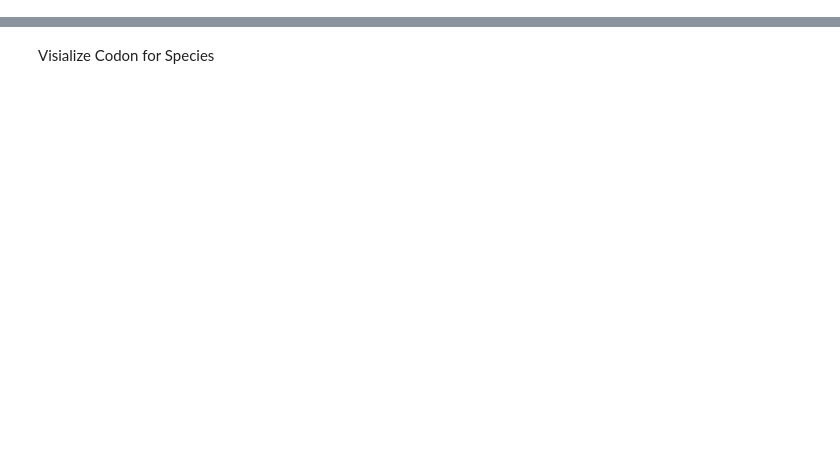
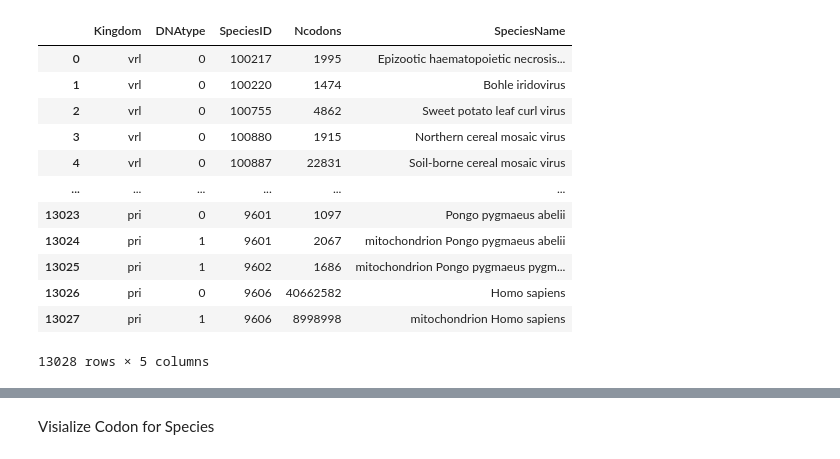
Before and after one commit to oliverweissl/KD_Project, a Jupyter notebook: main.ipynb, the cells around one changed output, grey strips where cells are left out. Saved outputs shown, nothing was run; the diff lists cells and outputs as text; code cells hidden in the pictures; blank space fills up the shorter version.

```diff
--- a/main.ipynb
+++ b/main.ipynb
@@ -19,3 +20,19 @@ species = dfs[0]
 
 codons = codons[sorted(codons.columns)]
 pd.set_option("display.max_rows", 10, "display.max_columns", None)
+# %%
+species
+# %% [output]
+|  | Kingdom | DNAtype | SpeciesID | Ncodons | SpeciesName |
+| 0 | vrl | 0 | 100217 | 1995 | Epizootic haematopoietic necrosis... |
+| 1 | vrl | 0 | 100220 | 1474 | Bohle iridovirus |
+| 2 | vrl | 0 | 100755 | 4862 | Sweet potato leaf curl virus |
+| 3 | vrl | 0 | 100880 | 1915 | Northern cereal mosaic virus |
+| 4 | vrl | 0 | 100887 | 22831 | Soil-borne cereal mosaic virus |
+| ... | ... | ... | ... | ... | ... |
+| 13023 | pri | 0 | 9601 | 1097 | Pongo pygmaeus abelii |
+| 13024 | pri | 1 | 9601 | 2067 | mitochondrion Pongo pygmaeus abelii |
+| 13025 | pri | 1 | 9602 | 1686 | mitochondrion Pongo pygmaeus pygm... |
+| 13026 | pri | 0 | 9606 | 40662582 | Homo sapiens |
+| 13027 | pri | 1 | 9606 | 8998998 | mitochondrion Homo sapiens |
+13028 rows × 5 columns
```
Also changed, not shown: parts of 8 cells of this notebook.
